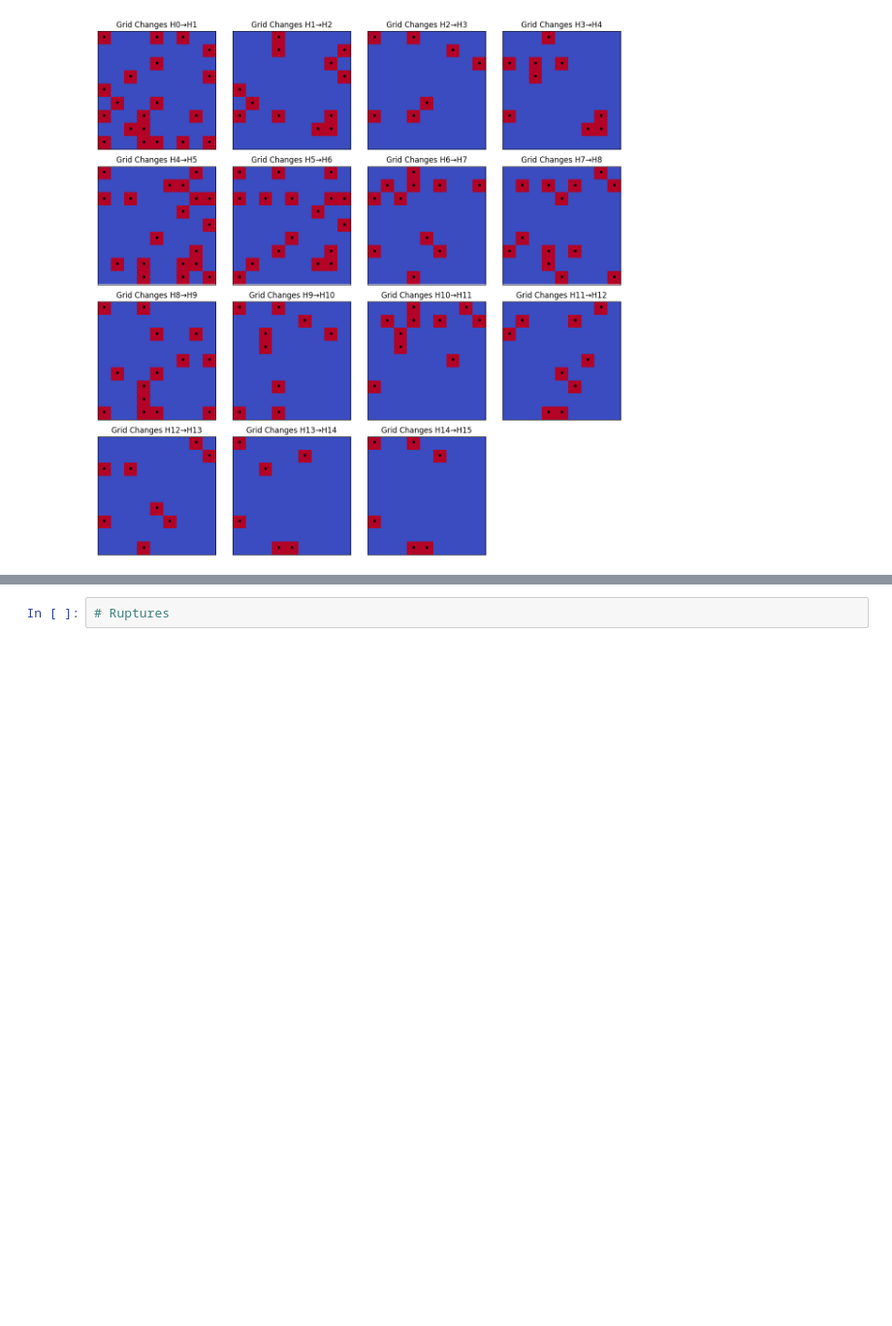
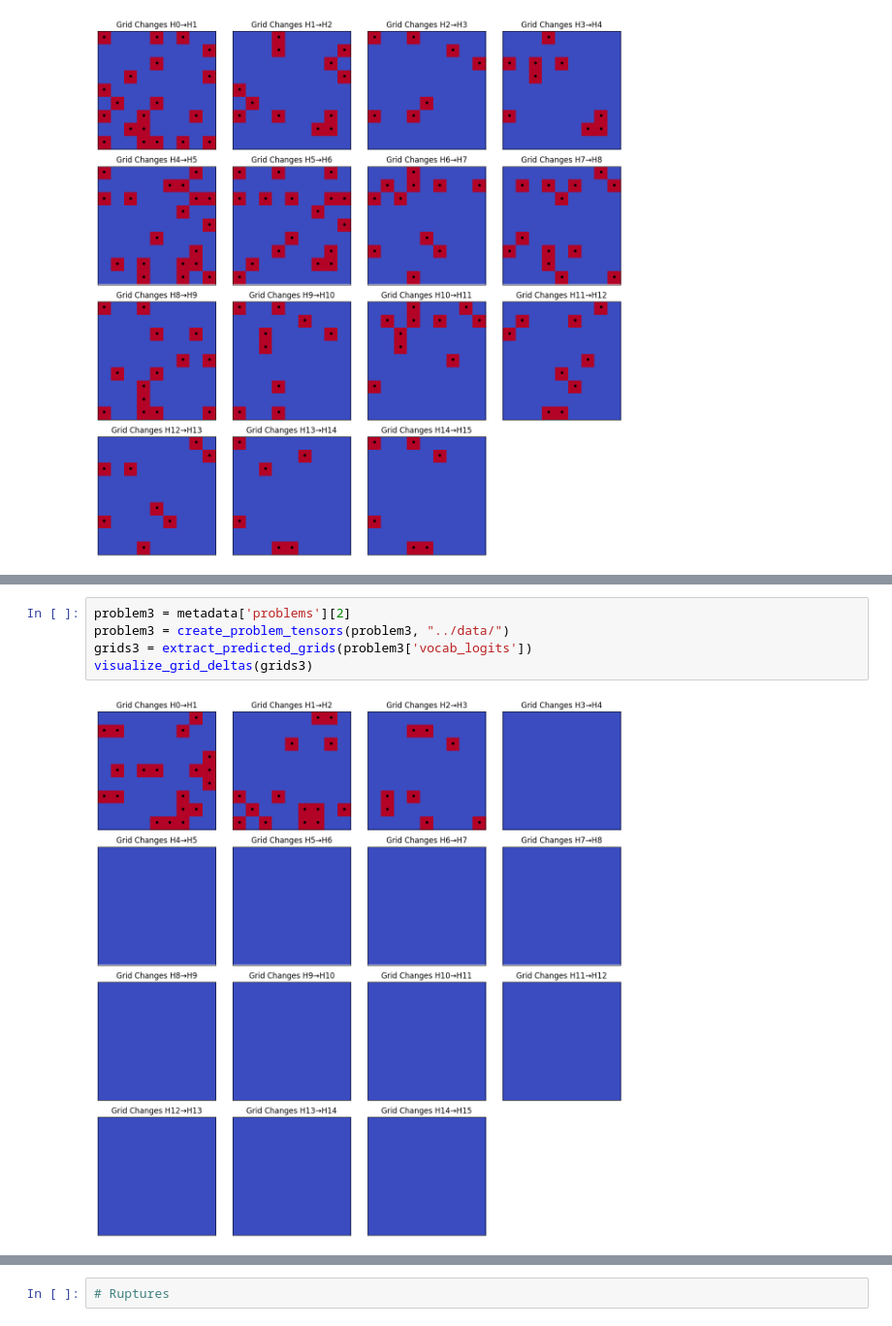
Before and after one commit to caleb-kaiser/HRM, a Jupyter notebook: eda/EDA.ipynb, the cells around one changed output, grey strips where cells are left out. Shown at 97% size. Saved outputs shown, nothing was run; the diff lists cells and outputs as text; blank space fills up the shorter version.

```diff
--- a/eda/EDA.ipynb
+++ b/eda/EDA.ipynb
@@ -30,0 +42,7 @@ visualize_grid_deltas(grids)
+# %%
+problem3 = metadata['problems'][2]
+problem3 = create_problem_tensors(problem3, "../data/")
+grids3 = extract_predicted_grids(problem3['vocab_logits'])
+visualize_grid_deltas(grids3)
+# %% [output]
+[figure, added]
```
Also changed, not shown: parts of 69 cells of this notebook, 1 other file.
